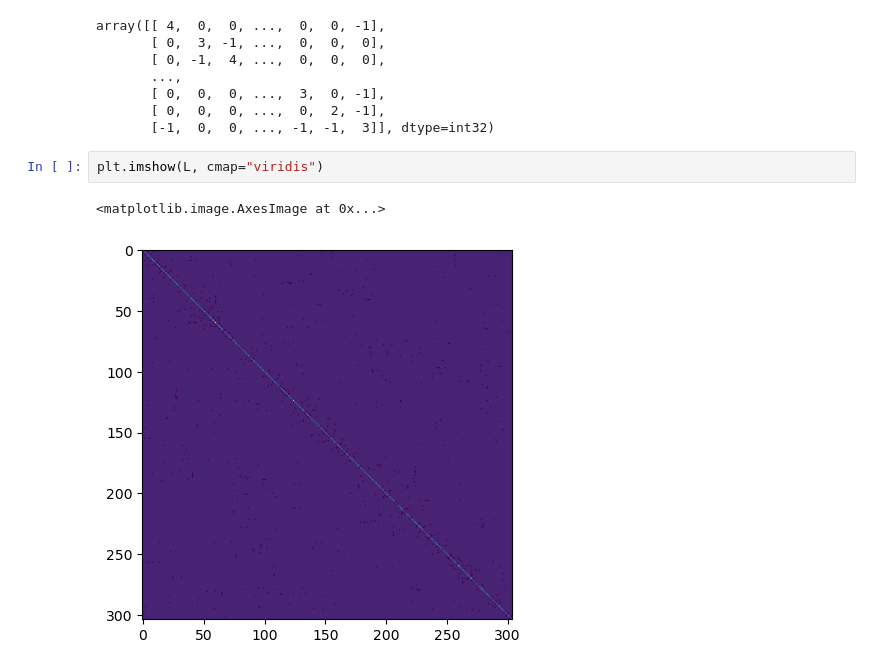
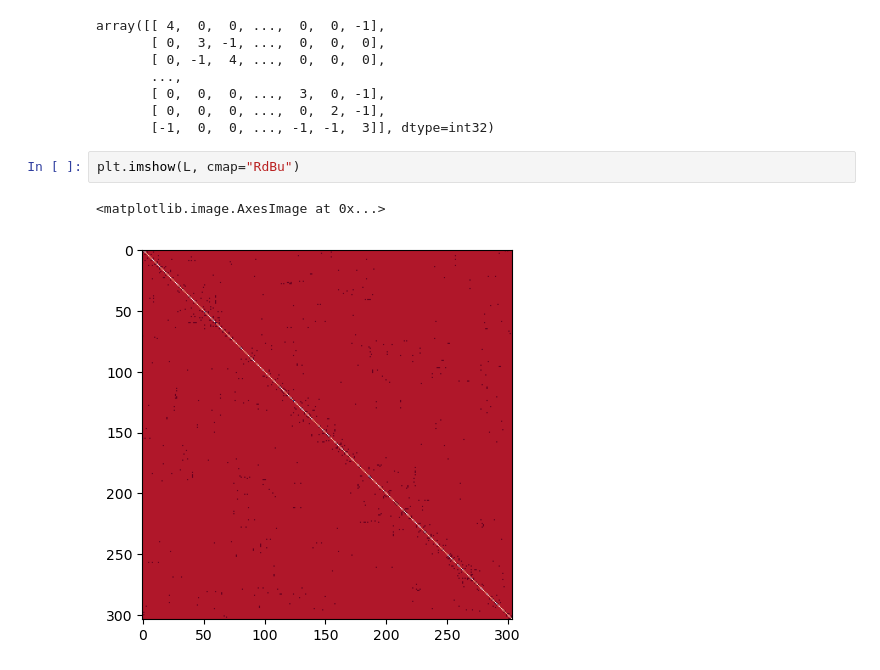
Before and after one commit to martavp/integrated-energy-grids, a Jupyter notebook: integrated-energy-grids/Problems/Problem03.04.ipynb, the cells around one changed output. Cells and saved outputs as stored; diff of their text form.

```diff
--- a/integrated-energy-grids/Problems/Problem03.04.ipynb
+++ b/integrated-energy-grids/Problems/Problem03.04.ipynb
@@ -182,7 +192,7 @@ array([[ 4,  0,  0, ...,  0,  0, -1],
        [ 0,  0,  0, ...,  0,  2, -1],
        [-1,  0,  0, ..., -1, -1,  3]], dtype=int32)
 # %%
-plt.imshow(L, cmap="viridis")
+plt.imshow(L, cmap="RdBu")
 # %% [output]
 <matplotlib.image.AxesImage at 0x...>
-[figure, old version]
+[figure, new version]
```
Also changed, not shown: parts of 8 cells of this notebook, 4 other files.
